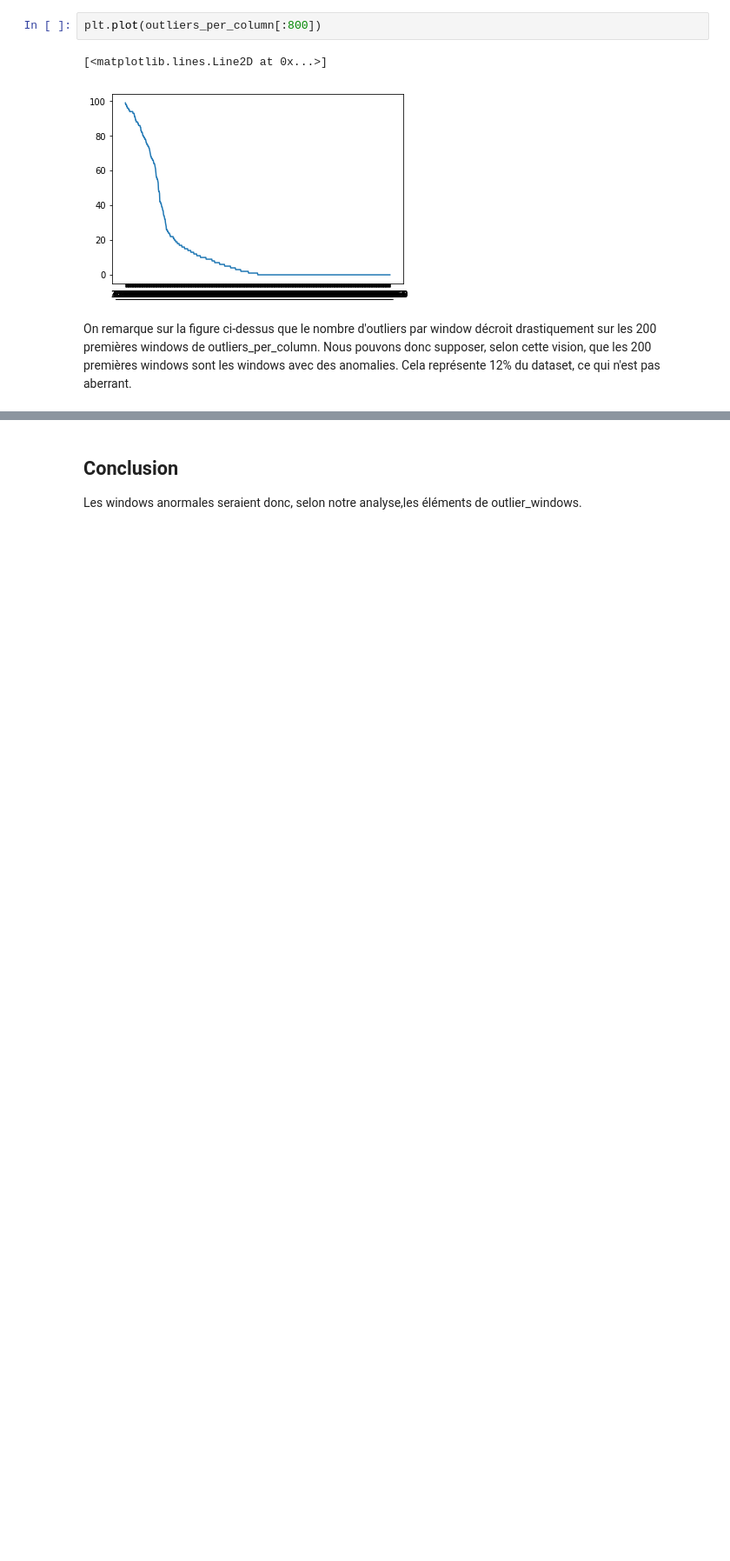
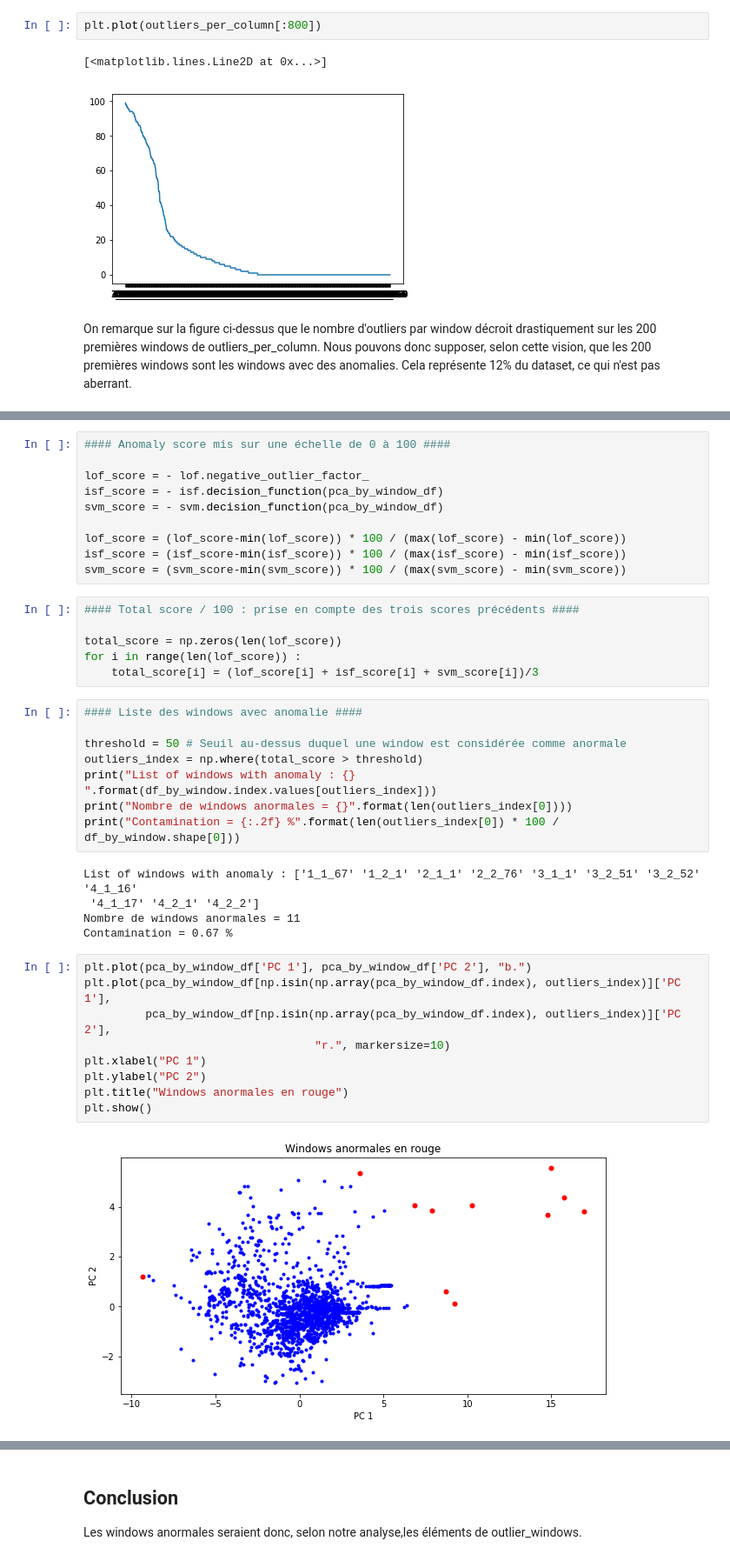
Before and after one commit to mattlouvet/be_anomaly_detection, a Jupyter notebook: BE_clean.ipynb, the cells around one changed output, grey strips where cells are left out. Shown: that part at 87% size. Drawn from its saved outputs; the diff is of its cells as text; blank space fills up the shorter version.

```diff
--- a/BE_clean.ipynb
+++ b/BE_clean.ipynb
@@ -232,0 +314,40 @@ On remarque sur la figure ci-dessus que le nombre d'outliers par window décroit
+# %%
+#### Anomaly score mis sur une échelle de 0 à 100 ####
+
+lof_score = - lof.negative_outlier_factor_
+isf_score = - isf.decision_function(pca_by_window_df)
+svm_score = - svm.decision_function(pca_by_window_df)
+
+lof_score = (lof_score-min(lof_score)) * 100 / (max(lof_score) - min(lof_score))
+isf_score = (isf_score-min(isf_score)) * 100 / (max(isf_score) - min(isf_score))
+svm_score = (svm_score-min(svm_score)) * 100 / (max(svm_score) - min(svm_score))
+# %%
+#### Total score / 100 : prise en compte des trois scores précédents ####
+
+total_score = np.zeros(len(lof_score))
+for i in range(len(lof_score)) :
+    total_score[i] = (lof_score[i] + isf_score[i] + svm_score[i])/3
+# %%
+#### Liste des windows avec anomalie ####
+
+threshold = 50 # Seuil au-dessus duquel une window est considérée comme anormale
+outliers_index = np.where(total_score > threshold)
+print("List of windows with anomaly : {} ".format(df_by_window.index.values[outliers_index]))
+print("Nombre de windows anormales = {}".format(len(outliers_index[0])))
+print("Contamination = {:.2f} %".format(len(outliers_index[0]) * 100 / df_by_window.shape[0]))
+# %% [output]
+List of windows with anomaly : ['1_1_67' '1_2_1' '2_1_1' '2_2_76' '3_1_1' '3_2_51' '3_2_52' '4_1_16'
+ '4_1_17' '4_2_1' '4_2_2']
+Nombre de windows anormales = 11
+Contamination = 0.67 %
+# %%
+plt.plot(pca_by_window_df['PC 1'], pca_by_window_df['PC 2'], "b.")
+plt.plot(pca_by_window_df[np.isin(np.array(pca_by_window_df.index), outliers_index)]['PC 1'],
+         pca_by_window_df[np.isin(np.array(pca_by_window_df.index), outliers_index)]['PC 2'],
+                                  "r.", markersize=10)
+plt.xlabel("PC 1")
+plt.ylabel("PC 2")
+plt.title("Windows anormales en rouge")
+plt.show()
+# %% [output]
+[figure, added]
```
Also changed, not shown: parts of 31 cells of this notebook, 1 other file.
